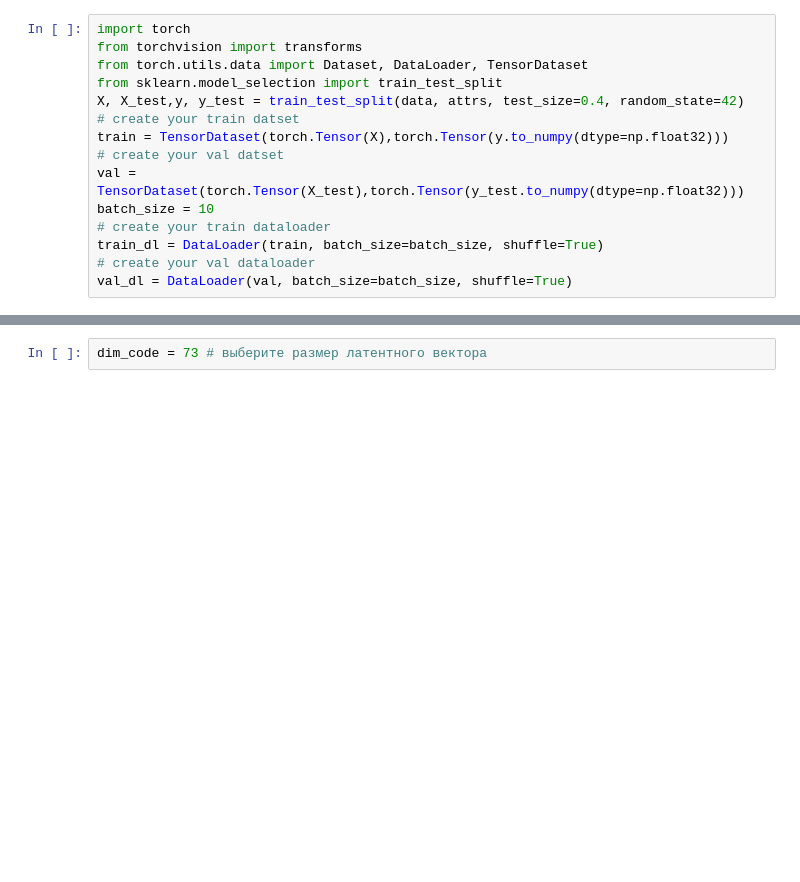
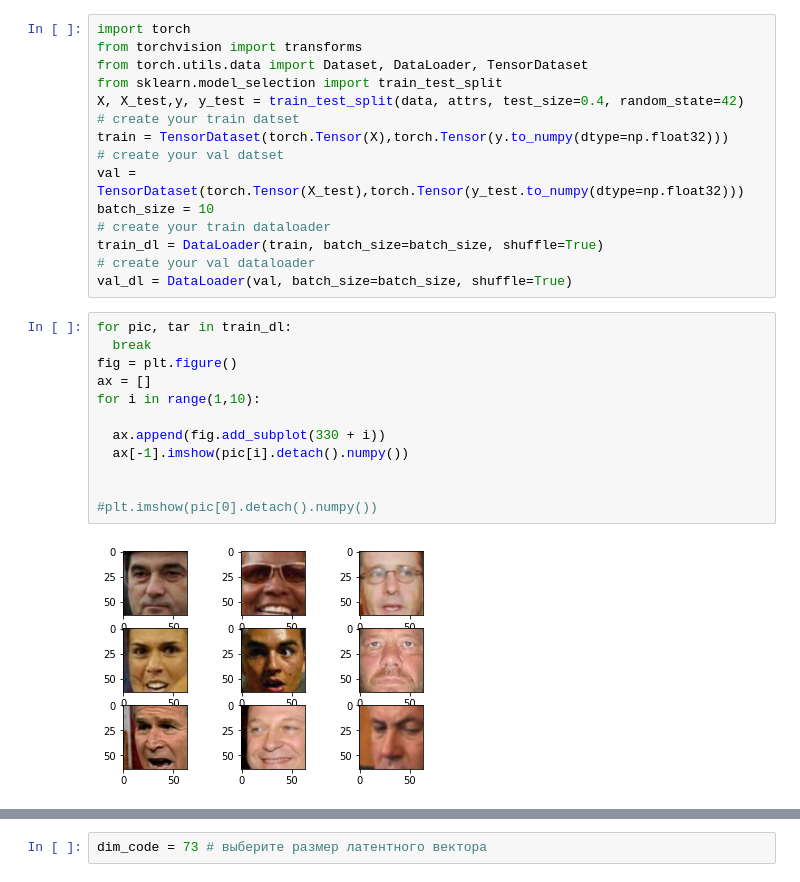
Before and after one commit to OlegTkhor/DLS_homework, a Jupyter notebook: [hw]autoencoders.ipynb, the cells around one changed output, grey strips where cells are left out. Saved outputs shown, nothing was run; the diff lists cells and outputs as text; blank space fills up the shorter version.

```diff
--- a/[hw]autoencoders.ipynb
+++ b/[hw]autoencoders.ipynb
@@ -106,6 +106,20 @@ batch_size = 10
 train_dl = DataLoader(train, batch_size=batch_size, shuffle=True)
 # create your val dataloader
 val_dl = DataLoader(val, batch_size=batch_size, shuffle=True)
+# %%
+for pic, tar in train_dl:
+  break
+fig = plt.figure()
+ax = []
+for i in range(1,10):
+
+  ax.append(fig.add_subplot(330 + i))
+  ax[-1].imshow(pic[i].detach().numpy())
+
+
+#plt.imshow(pic[0].detach().numpy())
+# %% [output]
+[figure, added]
 # %% [markdown]
 ## 1.2. Архитектура модели (1.5 балла)
 В этом разделе мы напишем и обучем обычный автоэнкодер.
```
Also changed, not shown: parts of 2 cells of this notebook.
